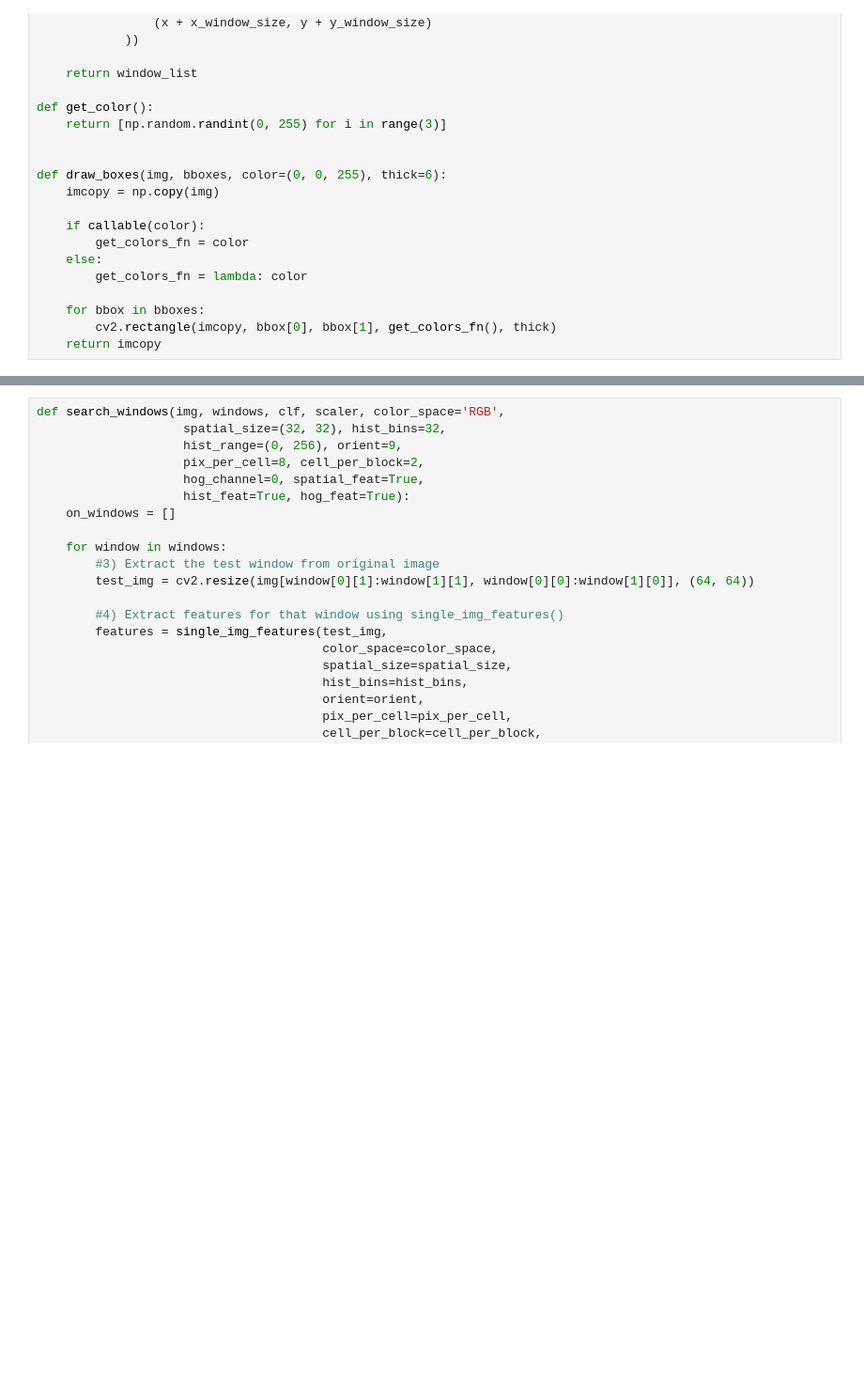
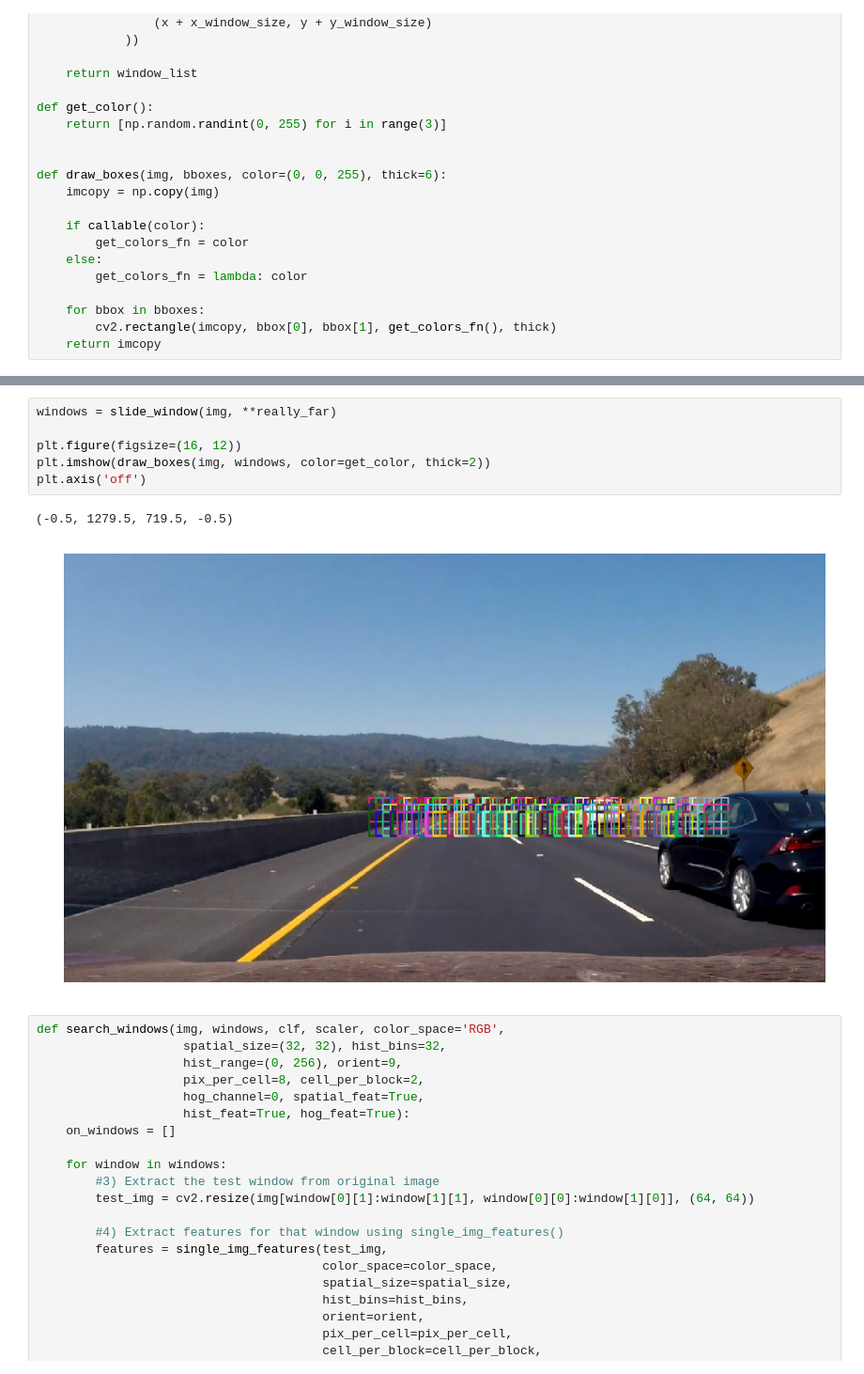
Before and after one commit to brianz/udacity-sdc-p5, a Jupyter notebook: VehicleDetection.ipynb, the cells around one changed output, grey strips where cells are left out. Shown at 94% size. Drawn from its saved outputs; the diff is of its cells as text; blank space fills up the shorter version.

```diff
--- a/VehicleDetection.ipynb
+++ b/VehicleDetection.ipynb
@@ -233,3 +239,12 @@ ax5.axis('off')
+# %%
+windows = slide_window(img, **really_far)
+
+plt.figure(figsize=(16, 12))
+plt.imshow(draw_boxes(img, windows, color=get_color, thick=2))
+plt.axis('off')
+# %% [output]
+(-0.5, 1279.5, 719.5, -0.5)
+[figure, added]
 # %%
 def search_windows(img, windows, clf, scaler, color_space='RGB',
                     spatial_size=(32, 32), hist_bins=32,
```
Also changed, not shown: parts of 13 cells of this notebook, 2 other files.
